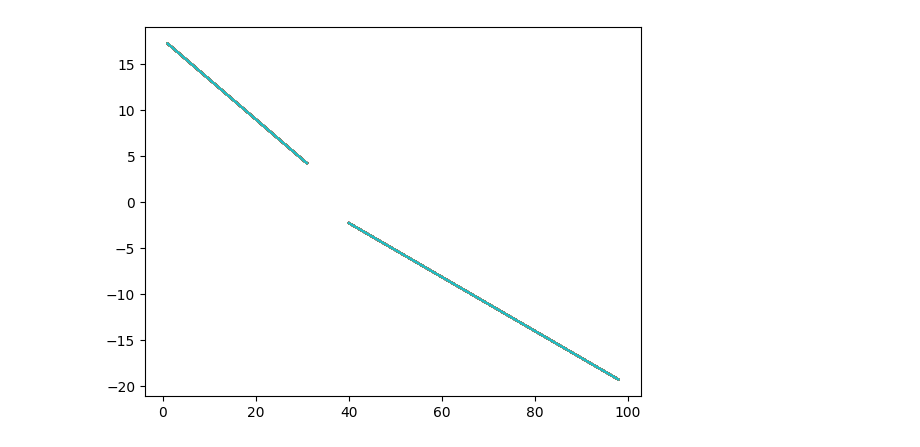
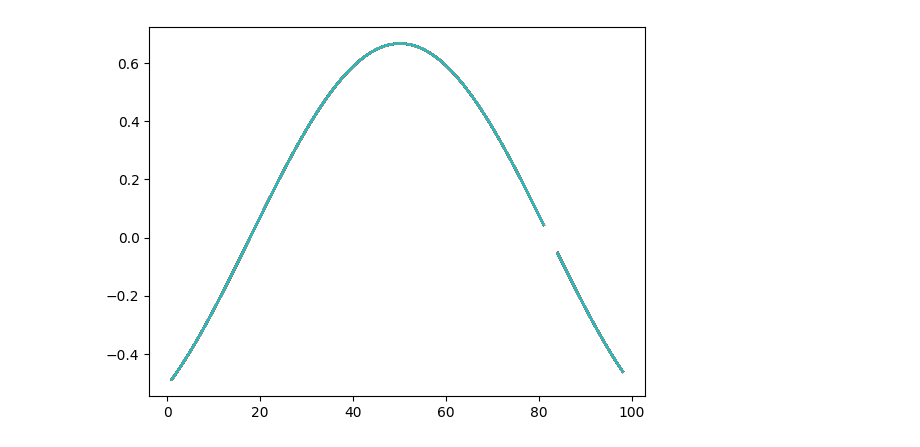
Before and after one commit to catmeow123456/ai-physicist, a Jupyter notebook: python/debug.ipynb, the cells around one changed output. Cells and saved outputs as stored; diff of their text form; code cells hidden in the pictures.

```diff
--- a/python/debug.ipynb
+++ b/python/debug.ipynb
@@ -7,6 +7,6 @@ os.chdir('/home/fyl/ai-physicist')
 # %%
 theorist: Theorist = Theorist.read_from_file('data/knowledge.txt', 'data/memory.json')
 # %%
-exp = theorist.general.fetch_expstruct('collision')
+exp = theorist.general.fetch_expstruct('oscillation')
 # %%
 exp.random_settings()
@@ -27,5 +26,5 @@ delta: Error data
 # %%
-data1 = theorist.general.eval("posx[2]*C_01[1,0]", exp)
-plot_data('data1', data1)
+m_mul_x = theorist.general.eval("D[C_07[1]*posr[2]]/D[t[0]]", exp)
+plot_data('m_mul_x', m_mul_x)
 # %% [output]
-[figure, old version]
+[figure, new version]
```
Also changed, not shown: parts of 10 cells of this notebook, 21 other files.
